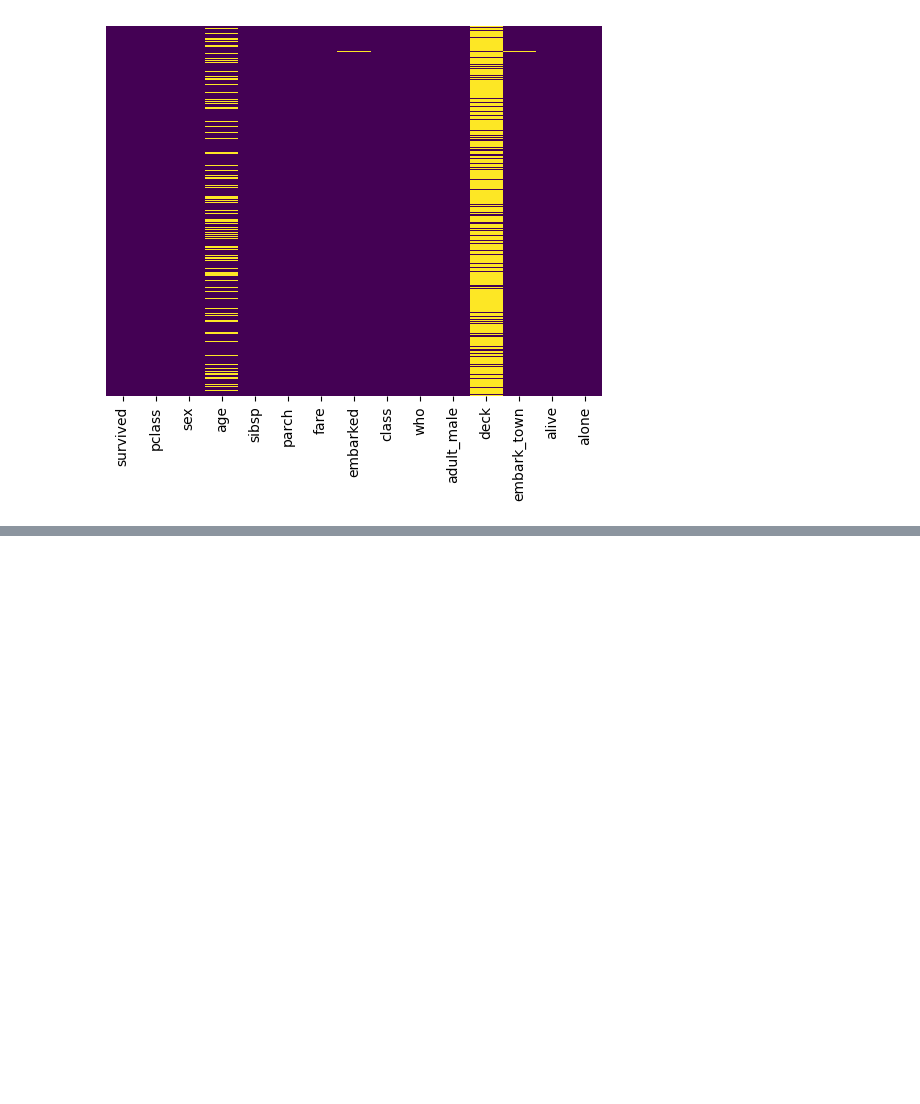
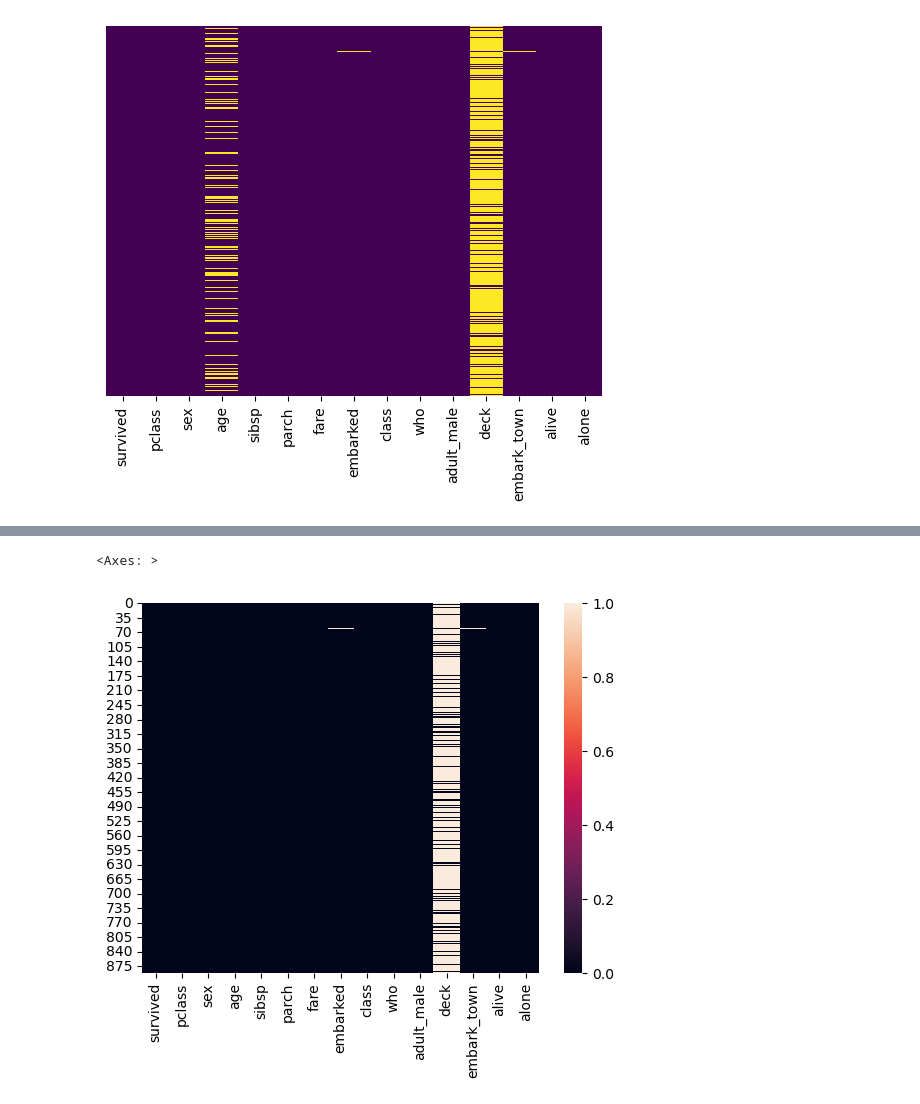
Before and after one commit to abhayas/DataScience, a Jupyter notebook: Titanic/Titanic.ipynb, the cells around one changed output, grey strips where cells are left out. Drawn from its saved outputs; the diff is of its cells as text; code cells hidden in the pictures; blank space fills up the shorter version.

Commit message:
drop null vaues, fill Age null values

```diff
--- a/Titanic/Titanic.ipynb
+++ b/Titanic/Titanic.ipynb
@@ -41,3 +42,14 @@ fig.show()
 # create a function to apply it in the each row
 
 def AgeFill(cols):
+    if pd.isnull(cols[0]):
+        if cols[1]=="First":
+            return 37
+        elif cols[1]=="Second":
+            return 29
+        else:
+            return 24
+    else:
+        return cols[0]
+# %%
+df1["age"] = df1[["age","class"]].apply(AgeFill, axis=1)
@@ -43,0 +67,6 @@ def AgeFill(cols):
+# %%
+#check if the null vaues in the age column has been filled using heatmap
+sns.heatmap(df1.isnull())
+# %% [output]
+<Axes: >
+[figure, added]
```
Also changed, not shown: parts of 8 cells of this notebook, 1 other file.
